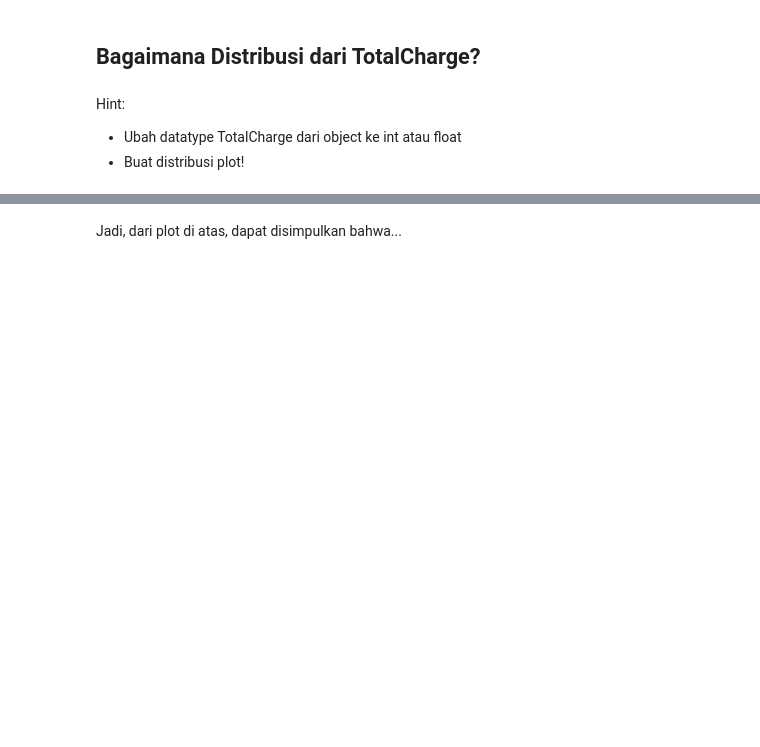
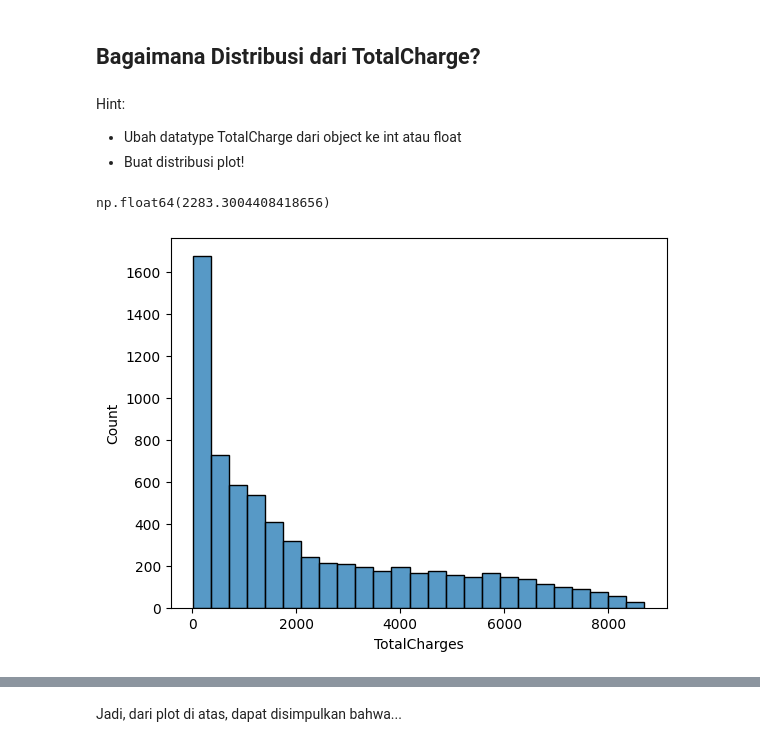
Before and after one commit to agirahmawandi/hw_datavisualitation, a Jupyter notebook: Data Visualization - Template Homework.ipynb, the cells around one changed output, grey strips where cells are left out. Drawn from its saved outputs; the diff is of its cells as text; code cells hidden in the pictures; blank space fills up the shorter version.

```diff
--- a/Data Visualization - Template Homework.ipynb
+++ b/Data Visualization - Template Homework.ipynb
@@ -136,0 +140,15 @@ Hint:
+# %%
+# # your code goes here!
+
+# Hitung nilai kosong/spasi
+# print(df['TotalCharges'].value_counts(dropna=False))
+# Replace
+# df['TotalCharges'] = df['TotalCharges'].replace(['', ' '], np.nan)
+
+df['TotalCharges'] = df['TotalCharges'].astype(float)
+# %%
+sns.histplot(df['TotalCharges'])
+df['TotalCharges'].mean()
+# %% [output]
+np.float64(2283.3004408418656)
+[figure, added]
```
Also changed, not shown: parts of 3 cells of this notebook.
